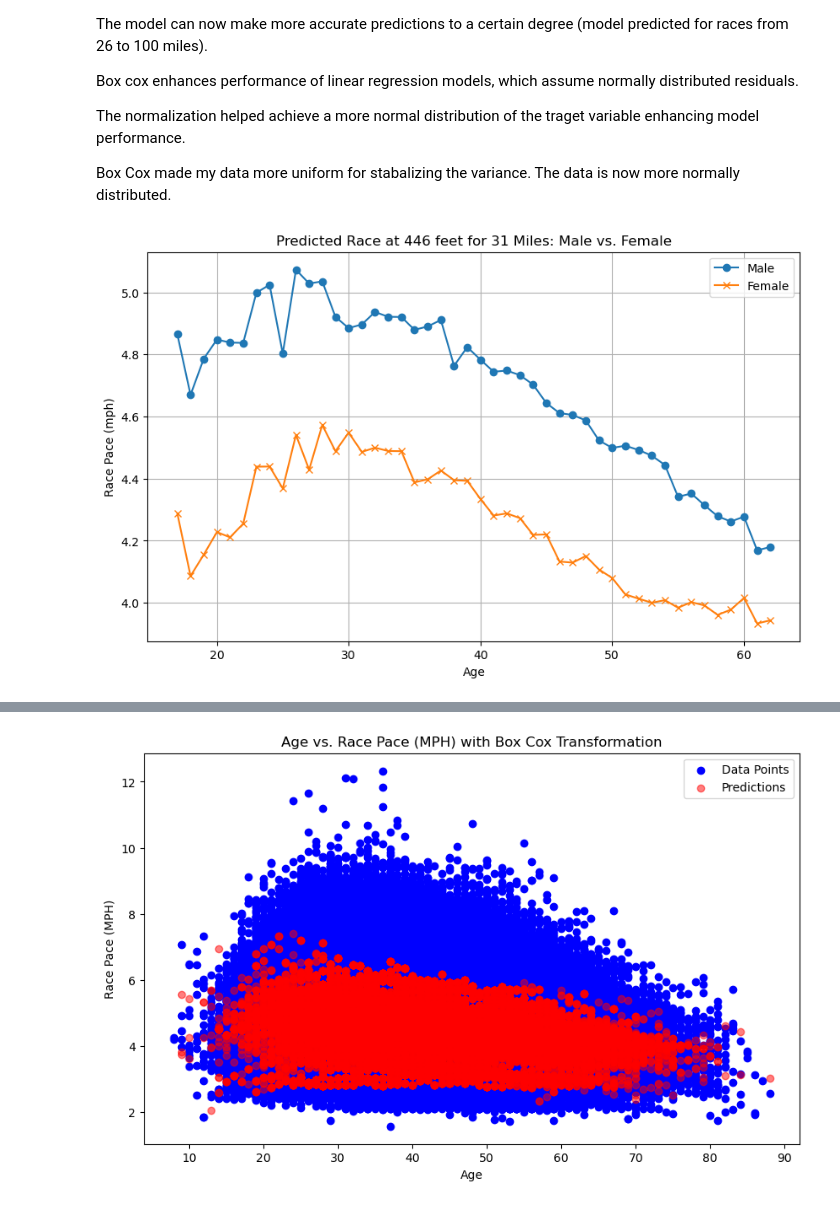
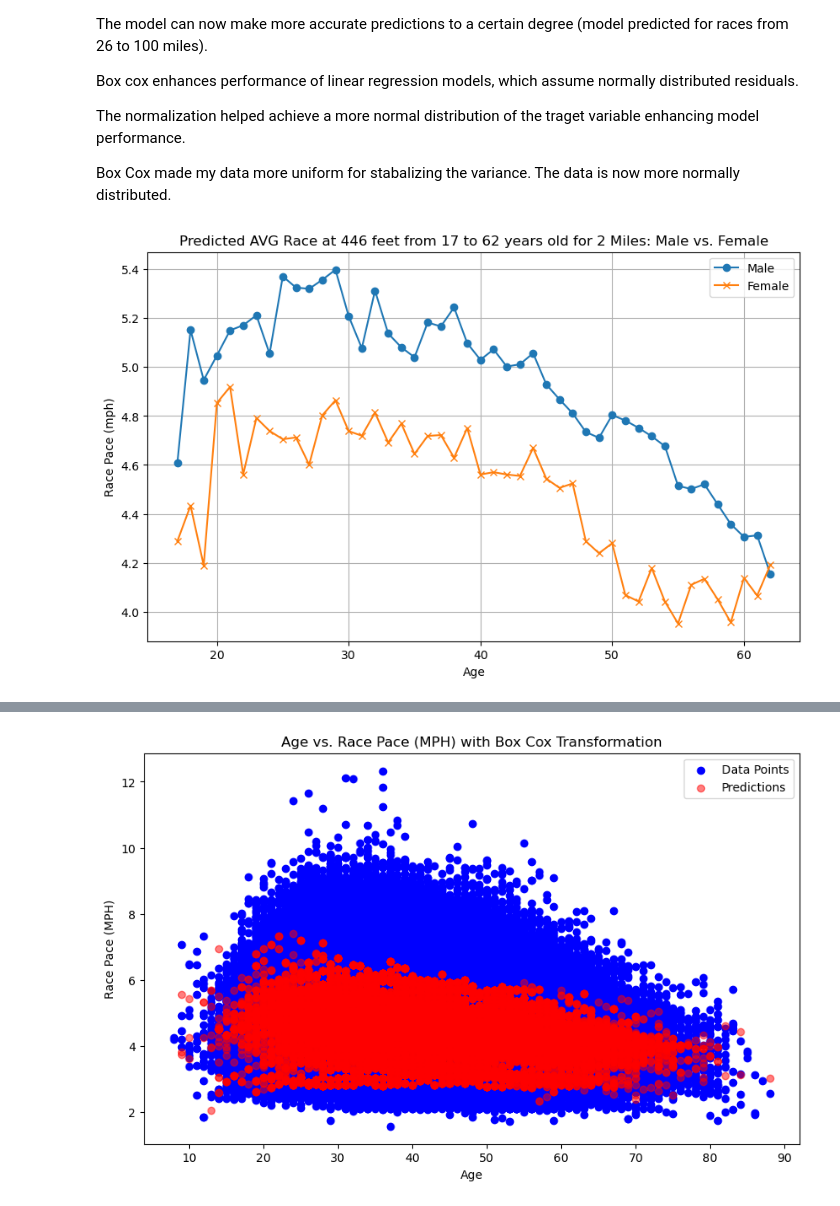
Before and after one commit to jdwelch88/Running_captstone, a Jupyter notebook: Notebooks/all_100_running_hypothesis.ipynb, the cells around one changed output, grey strips where cells are left out. Cells and saved outputs as stored; diff of their text form; code cells hidden in the pictures.

```diff
--- a/Notebooks/all_100_running_hypothesis.ipynb
+++ b/Notebooks/all_100_running_hypothesis.ipynb
@@ -591,20 +589,20 @@ Box Cox made my data more uniform for stabalizing the variance.  The data is now
 # %%
 ages = range(17,63)
 elevations = 446
-distances = 31
-predictions_male = [predict_race_pace_xgb(model, 1, age, elevation, distances, lam)for age in ages]
-predictions_female = [predict_race_pace_xgb(model, 0, age, elevation, distances, lam)for age in ages]
+distances = 2
+predictions_male = [predict_race_pace_xgb(model, 1, age, elevations, distances, lam)for age in ages]
+predictions_female = [predict_race_pace_xgb(model, 0, age, elevations, distances, lam)for age in ages]
 
 plt.figure(figsize=(10, 6))
 plt.plot(ages, predictions_male, label='Male', linestyle='-', marker='o')
 plt.plot(ages, predictions_female, label='Female', linestyle='-', marker='x')
 plt.xlabel('Age')
 plt.ylabel('Race Pace (mph)')
-plt.title('Predicted Race at 446 feet for 31 Miles: Male vs. Female')
+plt.title('Predicted AVG Race at 446 feet from 17 to 62 years old for 2 Miles: Male vs. Female')
 plt.legend()
 plt.grid(True)
 plt.show()
 # %% [output]
-[figure, old version]
+[figure, new version]
 # %%
 ages2 = range(17,63)
```
Also changed, not shown: parts of 17 cells of this notebook, 6 other files.
